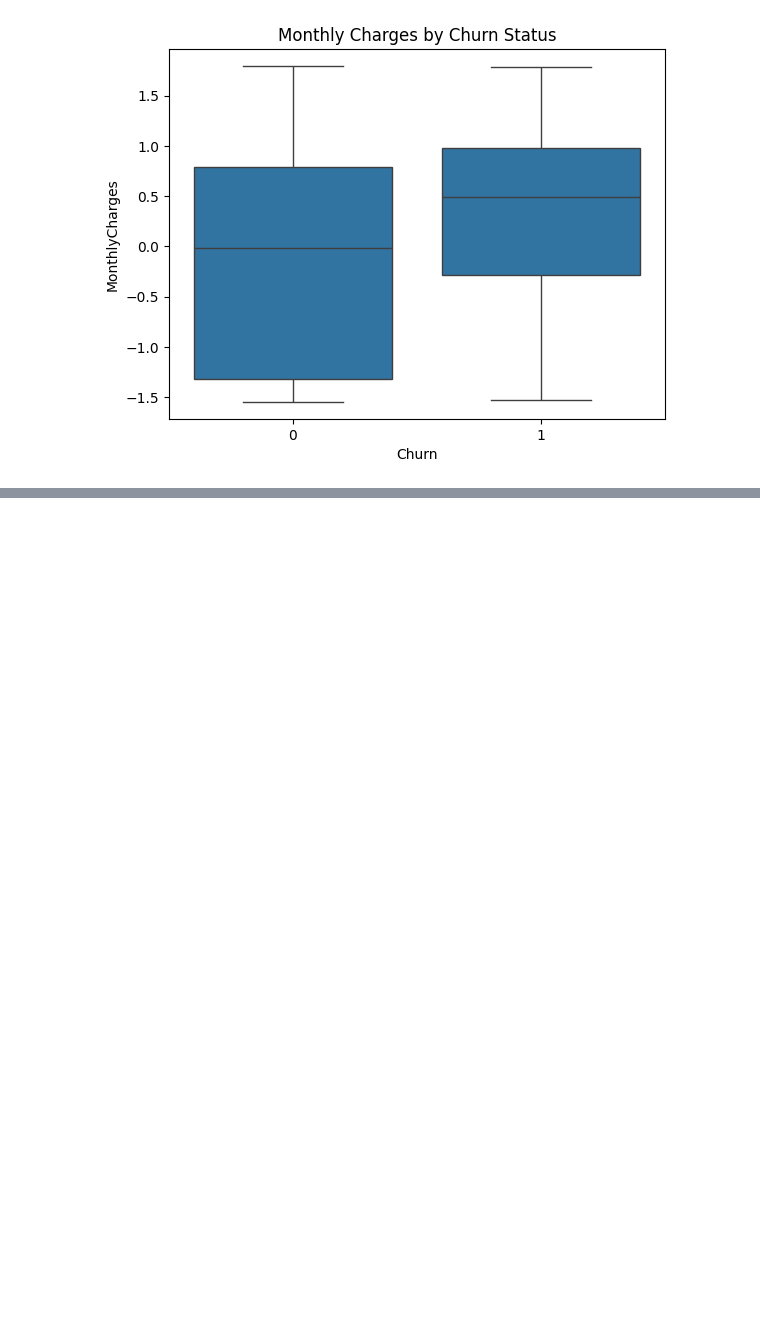
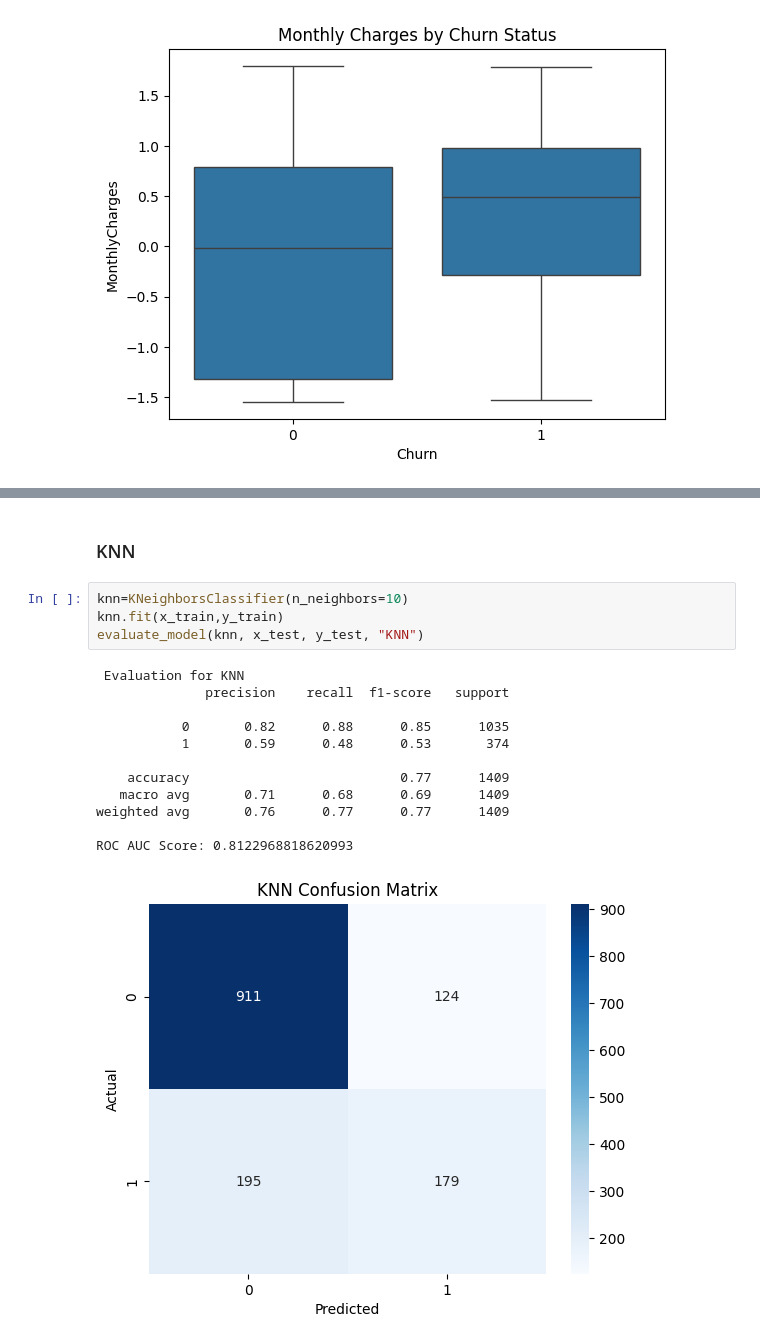
Before and after one commit to EbEmad/churn-mlops, a Jupyter notebook: notebooks/test.ipynb, the cells around one changed output, grey strips where cells are left out. Cells and saved outputs as stored; diff of their text form; blank space fills up the shorter version.

```diff
--- a/notebooks/test.ipynb
+++ b/notebooks/test.ipynb
@@ -229,0 +334,19 @@ plt.show()
+# %% [markdown]
+### KNN
+# %%
+knn=KNeighborsClassifier(n_neighbors=10)
+knn.fit(x_train,y_train)
+evaluate_model(knn, x_test, y_test, "KNN")
+# %% [output]
+ Evaluation for KNN
+              precision    recall  f1-score   support
+
+           0       0.82      0.88      0.85      1035
+           1       0.59      0.48      0.53       374
+
+    accuracy                           0.77      1409
+   macro avg       0.71      0.68      0.69      1409
+weighted avg       0.76      0.77      0.77      1409
+
+ROC AUC Score: 0.8122968818620993
+[figure, added]
```
Also changed, not shown: parts of 18 cells of this notebook.
